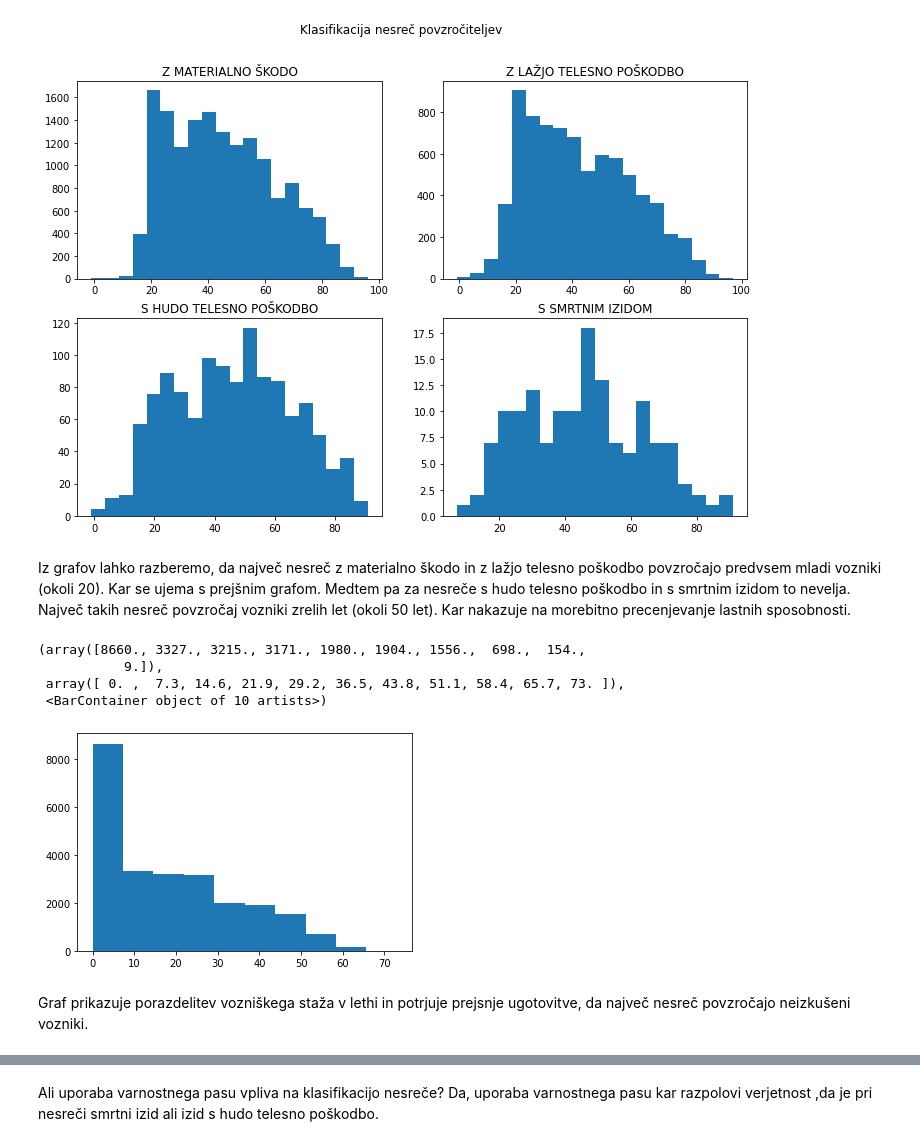
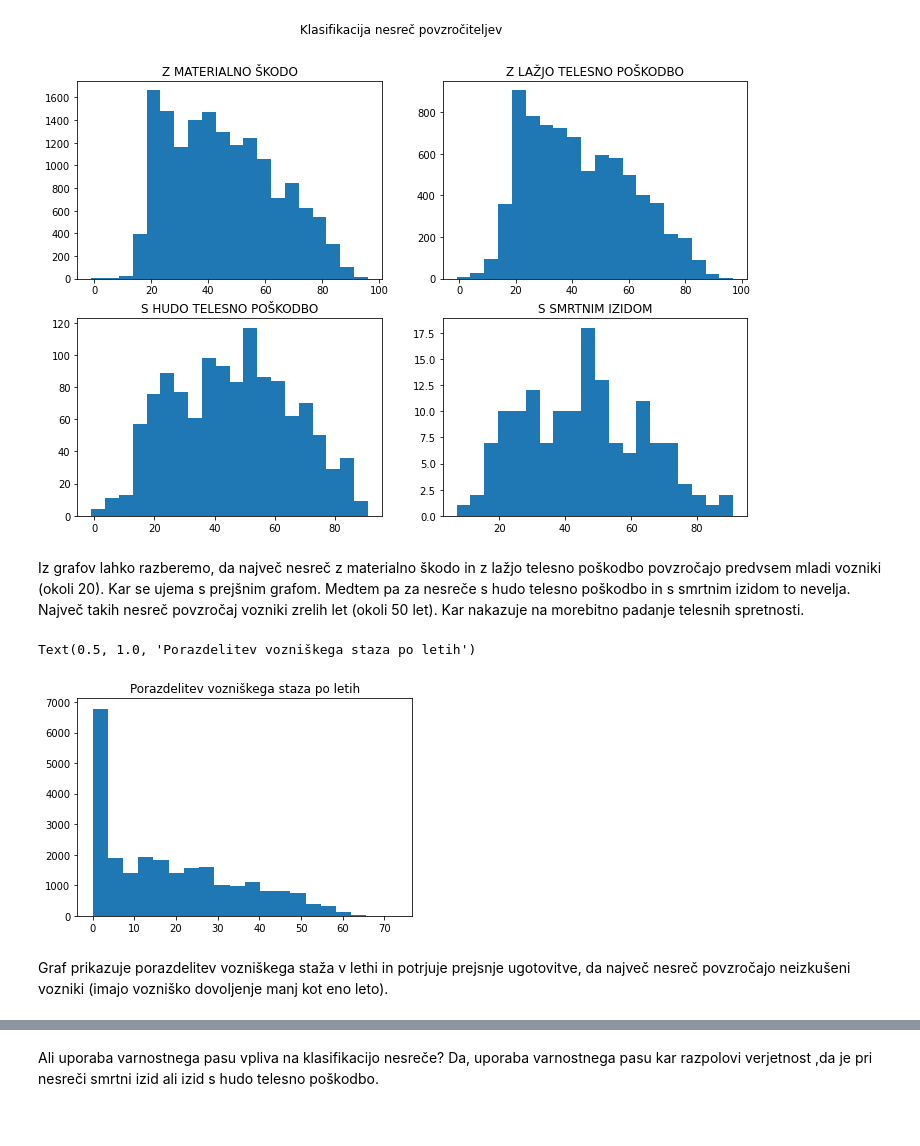
Before and after one commit to matej2000/PR21MV, a Jupyter notebook: main.ipynb, the cells around one changed output, grey strips where cells are left out. Cells and saved outputs as stored; diff of their text form; code cells hidden in the pictures.

Commit message:
Vozniki (opisi).

```diff
--- a/main.ipynb
+++ b/main.ipynb
@@ -231,17 +236,15 @@ axs[1,1].title.set_text("S SMRTNIM IZIDOM")
 # %% [output]
 [figure]
 # %% [markdown]
-Iz grafov lahko razberemo, da največ nesreč z materialno škodo in z lažjo telesno poškodbo povzročajo predvsem mladi vozniki (okoli 20). Kar se ujema s prejšnim grafom. Medtem pa za nesreče s hudo telesno poškodbo in s smrtnim izidom to nevelja. Največ takih nesreč povzročaj vozniki zrelih let (okoli 50 let). Kar nakazuje na morebitno precenjevanje lastnih sposobnosti.
+Iz grafov lahko razberemo, da največ nesreč z materialno škodo in z lažjo telesno poškodbo povzročajo predvsem mladi vozniki (okoli 20). Kar se ujema s prejšnim grafom. Medtem pa za nesreče s hudo telesno poškodbo in s smrtnim izidom to nevelja. Največ takih nesreč povzročaj vozniki zrelih let (okoli 50 let). Kar nakazuje na morebitno padanje telesnih spretnosti.
 # %%
-plt.hist(data[data["Povzrocitelj"] == "POVZROÈITELJ"]["VozniskiStazVLetih"])
+plt.hist(data[data["Povzrocitelj"] == "POVZROÈITELJ"]["VozniskiStazVLetih"], bins=20)
+plt.title("Porazdelitev vozniškega staza po letih")
 # %% [output]
-(array([8660., 3327., 3215., 3171., 1980., 1904., 1556.,  698.,  154.,
-           9.]),
- array([ 0. ,  7.3, 14.6, 21.9, 29.2, 36.5, 43.8, 51.1, 58.4, 65.7, 73. ]),
- <BarContainer object of 10 artists>)
+Text(0.5, 1.0, 'Porazdelitev vozniškega staza po letih')
-[figure, old version]
+[figure, new version]
 # %% [markdown]
-Graf prikazuje porazdelitev vozniškega staža v lethi in potrjuje prejsnje ugotovitve, da največ nesreč povzročajo neizkušeni vozniki.
+Graf prikazuje porazdelitev vozniškega staža v lethi in potrjuje prejsnje ugotovitve, da največ nesreč povzročajo neizkušeni vozniki (imajo vozniško dovoljenje manj kot eno leto).
 # %%
 fig, axs = plt.subplots(1,2)
 fig.set_figwidth(12)
```
Also changed, not shown: parts of 7 cells of this notebook.
